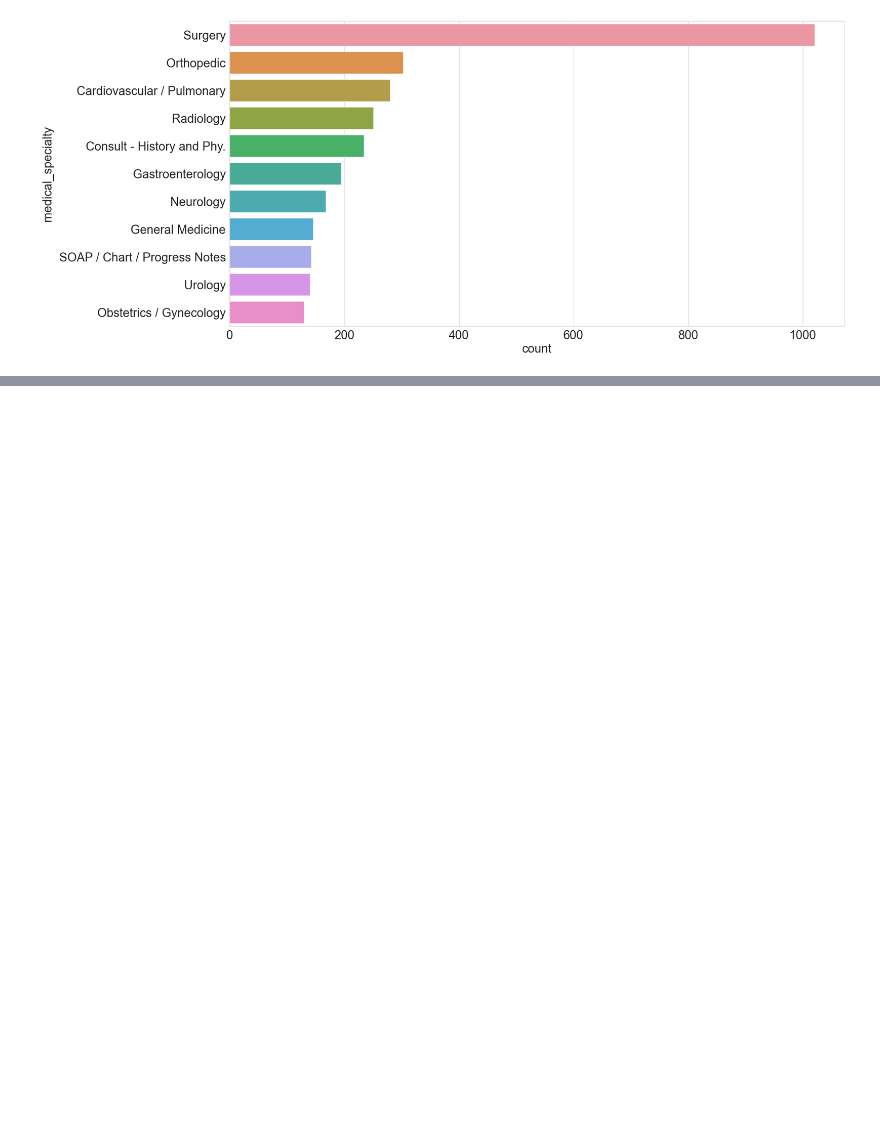
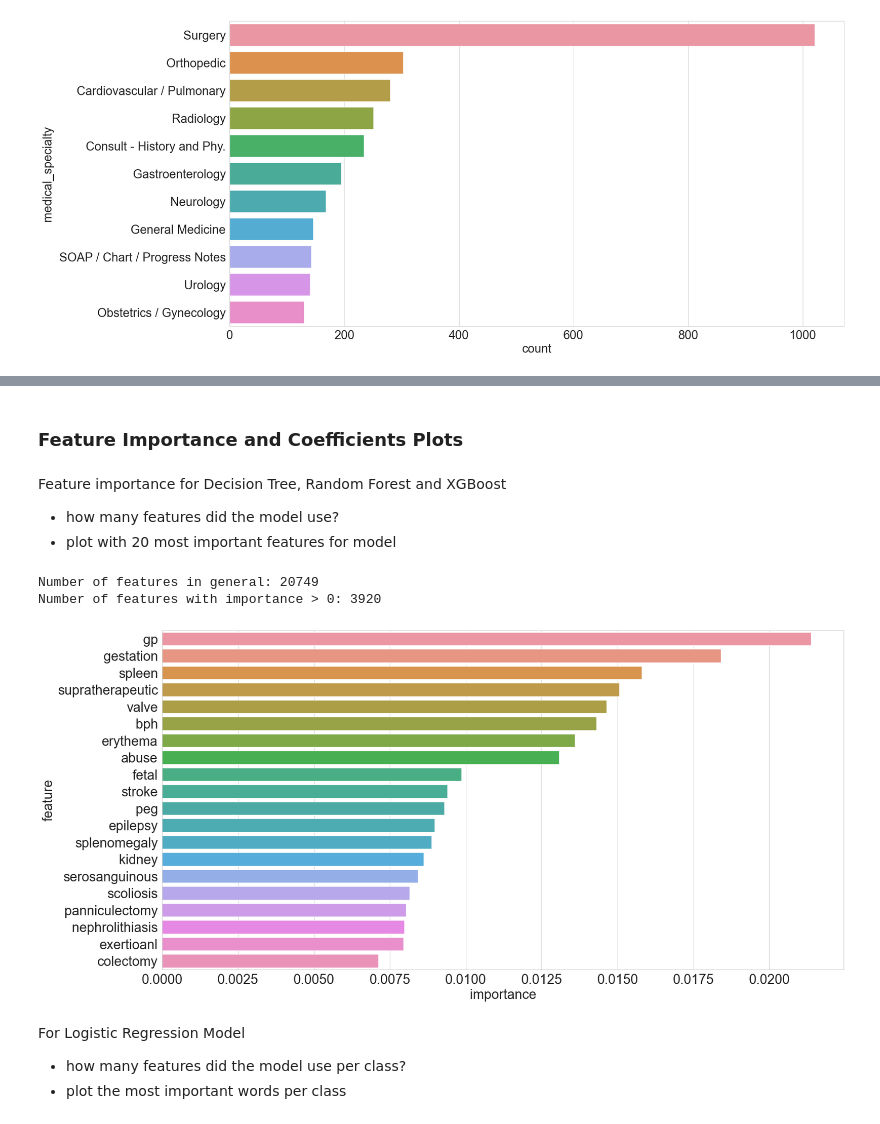
Before and after one commit to Tara-Sophia/NLP_Masterthesis, a Jupyter notebook: notebooks/08-hp-visualizations.ipynb, the cells around one changed output, grey strips where cells are left out. Saved outputs shown, nothing was run; the diff lists cells and outputs as text; code cells hidden in the pictures; blank space fills up the shorter version.

```diff
--- a/notebooks/08-hp-visualizations.ipynb
+++ b/notebooks/08-hp-visualizations.ipynb
@@ -11,7 +9,7 @@ from sklearn import set_config
 # %%
 # import model and display pipeline
 set_config(display='diagram')
-model = pickle.load(open(SVM_MT_CLASSIFIED, 'rb'))
+model = pickle.load(open(os.path.join("models", "clf", "lr_mimic_test.pkl"), 'rb'))
 model
 # %% [output]
 Pipeline(steps=[('vect', CountVectorizer()), ('smote', SMOTE(random_state=42)),
@@ -184,0 +189,36 @@ df_mimic.shape
+# %% [markdown]
+### Feature Importance and Coefficients Plots
+# %% [markdown]
+Feature importance for Decision Tree, Random Forest and XGBoost
+- how many features did the model use?
+- plot with 20 most important features for model
+# %%
+model = pickle.load(open(os.path.join("models", "clf", "xgb_mimic_classified.pkl"), 'rb'))
+# %%
+feat_importance = model.named_steps["clf"].feature_importances_
+vectorizer = model.named_steps["vect"]
+feat = vectorizer.get_feature_names_out()
+
+# only show features with importance > 0
+feat_df = pd.DataFrame(
+    {"feature": feat, "importance": feat_importance}
+).sort_values(by="importance", ascending=False)
+print(f"Number of features in general: {len(feat_df)}")
+feat_df = feat_df[feat_df["importance"] > 0]
+# print number of features with importance > 0
+print(f"Number of features with importance > 0: {len(feat_df)}")
+# %% [output]
+Number of features in general: 20749
+Number of features with importance > 0: 3920
+# %%
+# plot the feature importance and only show the top 20 features
+plt.figure(figsize=(20,10))
+sns.barplot(x="importance", y="feature", data=feat_df.head(20))
+plt.rcParams.update({'font.size': 22})
+plt.show()
+# %% [output]
+[figure, added]
+# %% [markdown]
+For Logistic Regression Model
+- how many features did the model use per class?
+- plot the most important words per class
```
Also changed, not shown: parts of 32 cells of this notebook, 9 other files.
